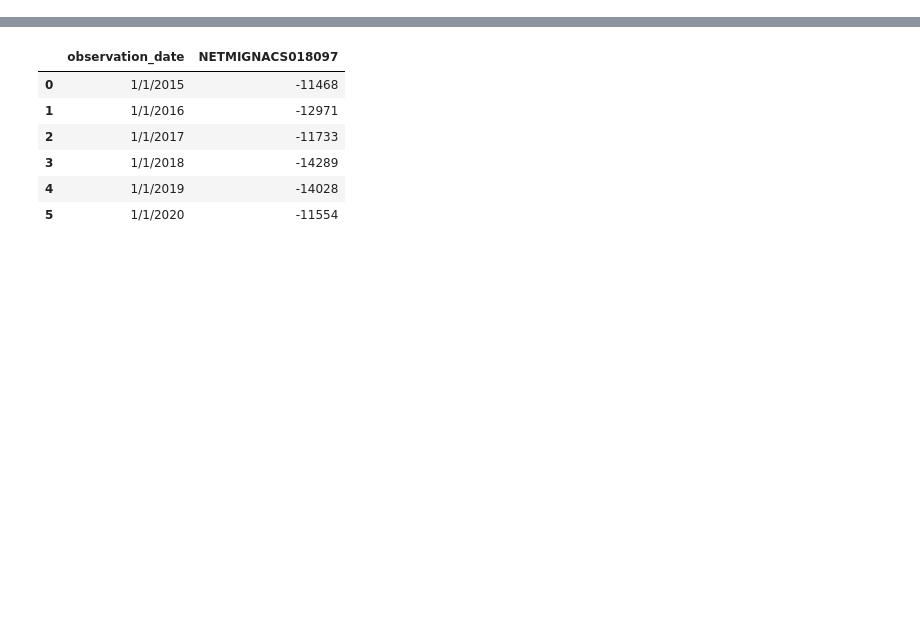
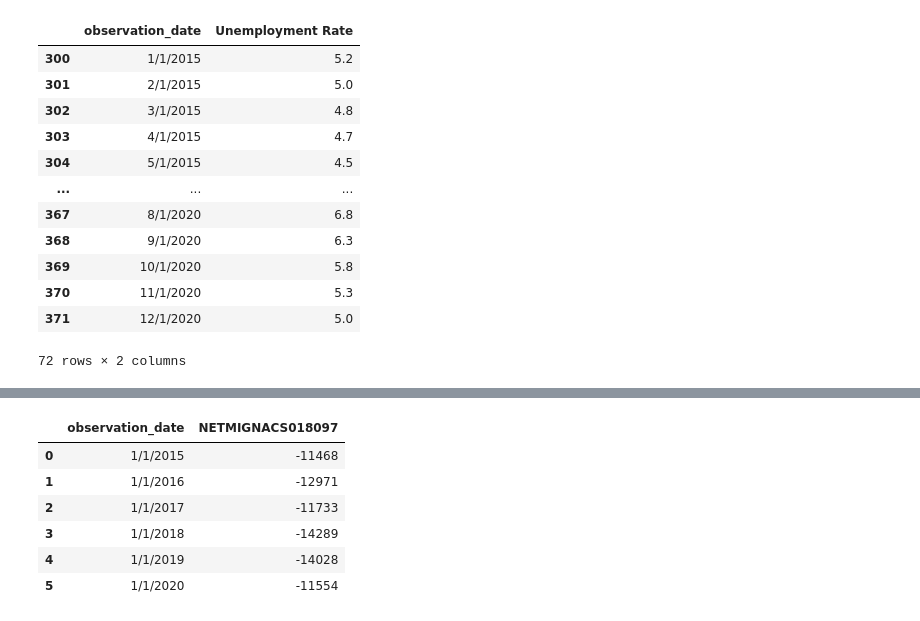
Before and after one commit to Drkellerman/Indy-data-project, a Jupyter notebook: VS-Code Capstone Project.ipynb, the cells around one changed output, grey strips where cells are left out. Drawn from its saved outputs; the diff is of its cells as text; code cells hidden in the pictures; blank space fills up the shorter version.

```diff
--- a/VS-Code Capstone Project.ipynb
+++ b/VS-Code Capstone Project.ipynb
@@ -108,3 +9,21 @@ pd.read_csv ("Indy_PopData2021.csv")
+# %%
+Indy_EconData= Indy_EconData.rename(columns= {'INDI918UR': 'Unemployment Rate'})
+
+Indy_EconData
+# %% [output]
+|  | observation_date | Unemployment Rate |
+| 300 | 1/1/2015 | 5.2 |
+| 301 | 2/1/2015 | 5.0 |
+| 302 | 3/1/2015 | 4.8 |
+| 303 | 4/1/2015 | 4.7 |
+| 304 | 5/1/2015 | 4.5 |
+| ... | ... | ... |
+| 367 | 8/1/2020 | 6.8 |
+| 368 | 9/1/2020 | 6.3 |
+| 369 | 10/1/2020 | 5.8 |
+| 370 | 11/1/2020 | 5.3 |
+| 371 | 12/1/2020 | 5.0 |
+72 rows × 2 columns
 # %%
 Indy_PopData2020 =pd.read_csv("Indy_PopData2020.csv")
 # %%
```
Also changed, not shown: parts of 23 cells of this notebook, 3 other files.
